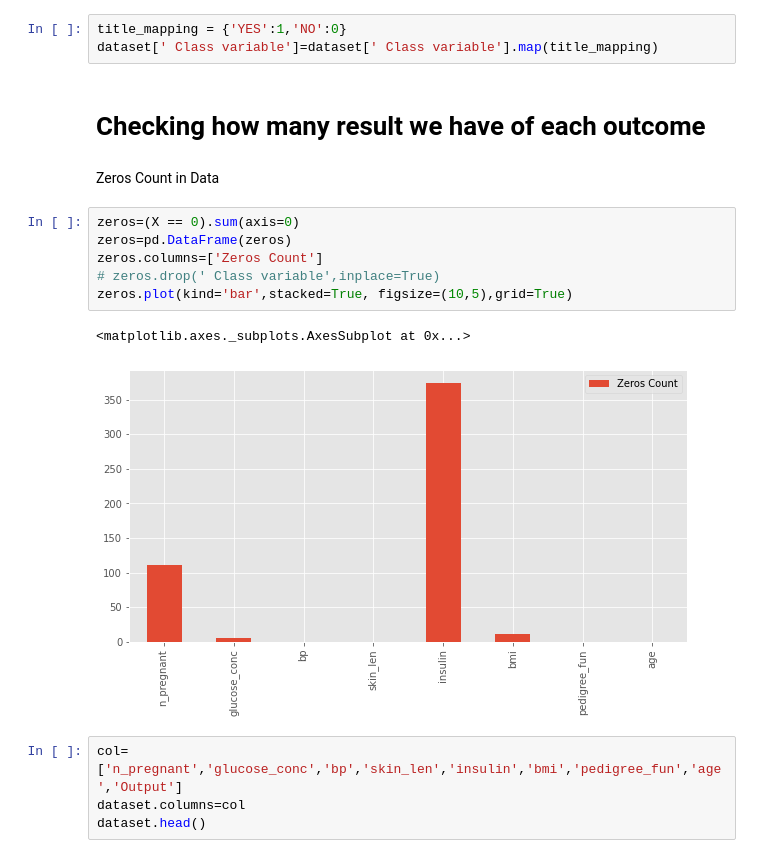
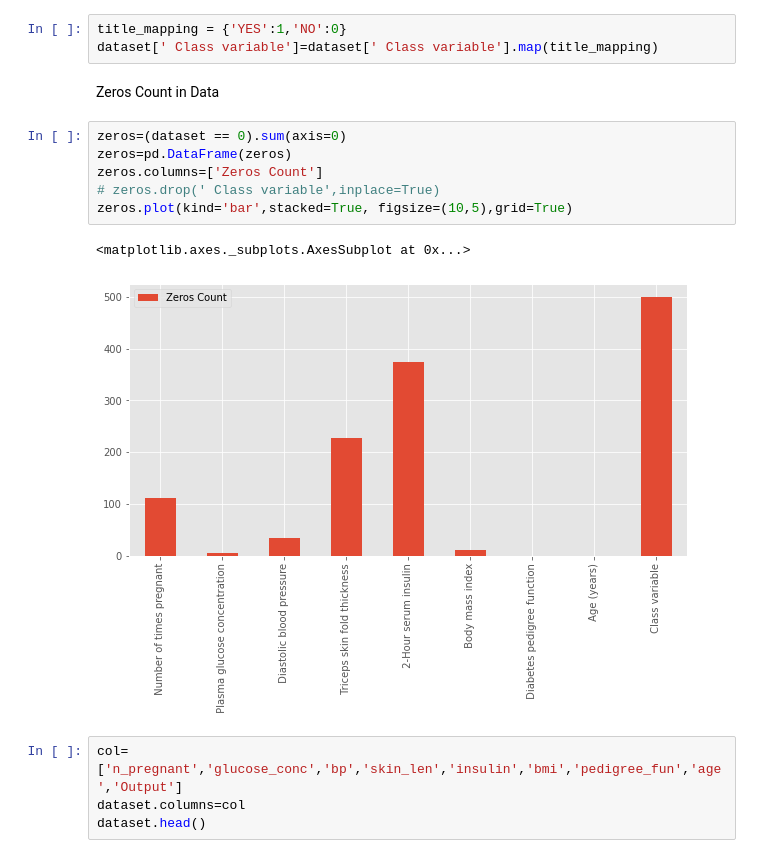
Before and after one commit to danciujoelle/diabetes-prediction-server, a Jupyter notebook: diabetes_prediction_high_accuracy.ipynb, the cells around one changed output. Drawn from its saved outputs; the diff is of its cells as text.

```diff
--- a/diabetes_prediction_high_accuracy.ipynb
+++ b/diabetes_prediction_high_accuracy.ipynb
@@ -27,19 +26,17 @@ dataset=pd.read_csv("Diabetes.csv")
 # %%
 title_mapping = {'YES':1,'NO':0}
 dataset[' Class variable']=dataset[' Class variable'].map(title_mapping)
-# %% [markdown]
-# **Checking how many result we have of each outcome**
 # %% [markdown]
 Zeros Count in Data
 # %%
-zeros=(X == 0).sum(axis=0)
+zeros=(dataset == 0).sum(axis=0)
 zeros=pd.DataFrame(zeros)
 zeros.columns=['Zeros Count']
 # zeros.drop(' Class variable',inplace=True)
 zeros.plot(kind='bar',stacked=True, figsize=(10,5),grid=True)
 # %% [output]
 <matplotlib.axes._subplots.AxesSubplot at 0x...>
-[figure, old version]
+[figure, new version]
 # %%
 col=['n_pregnant','glucose_conc','bp','skin_len','insulin','bmi','pedigree_fun','age','Output']
 dataset.columns=col
```
Also changed, not shown: parts of 33 cells of this notebook, 1 other file.
